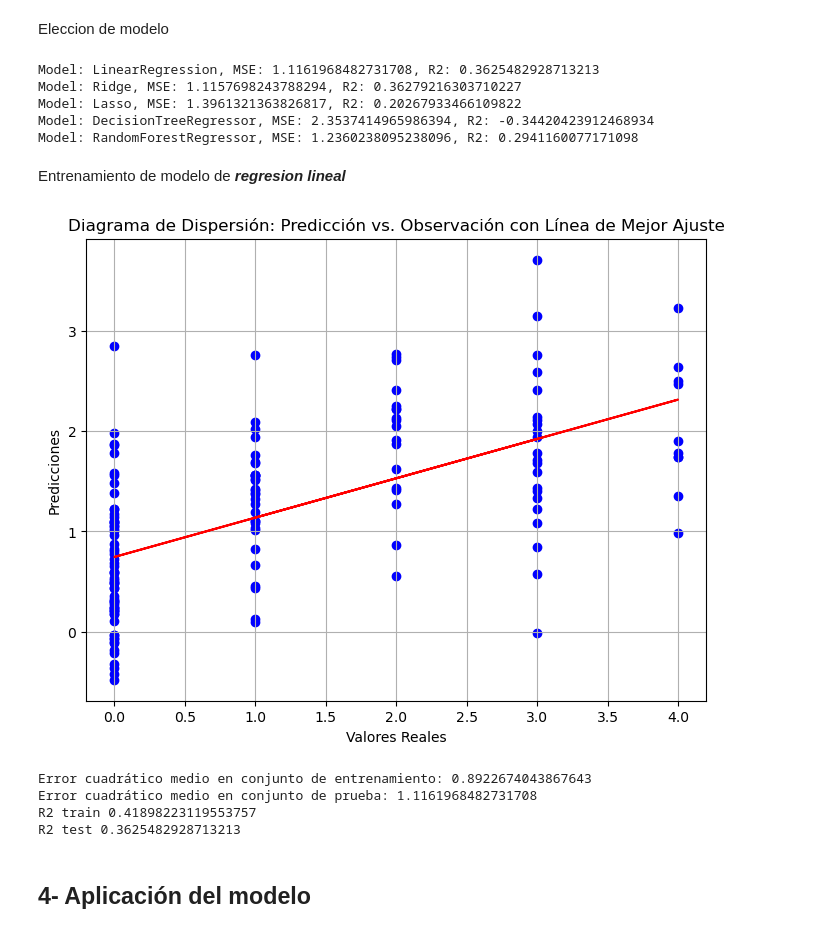
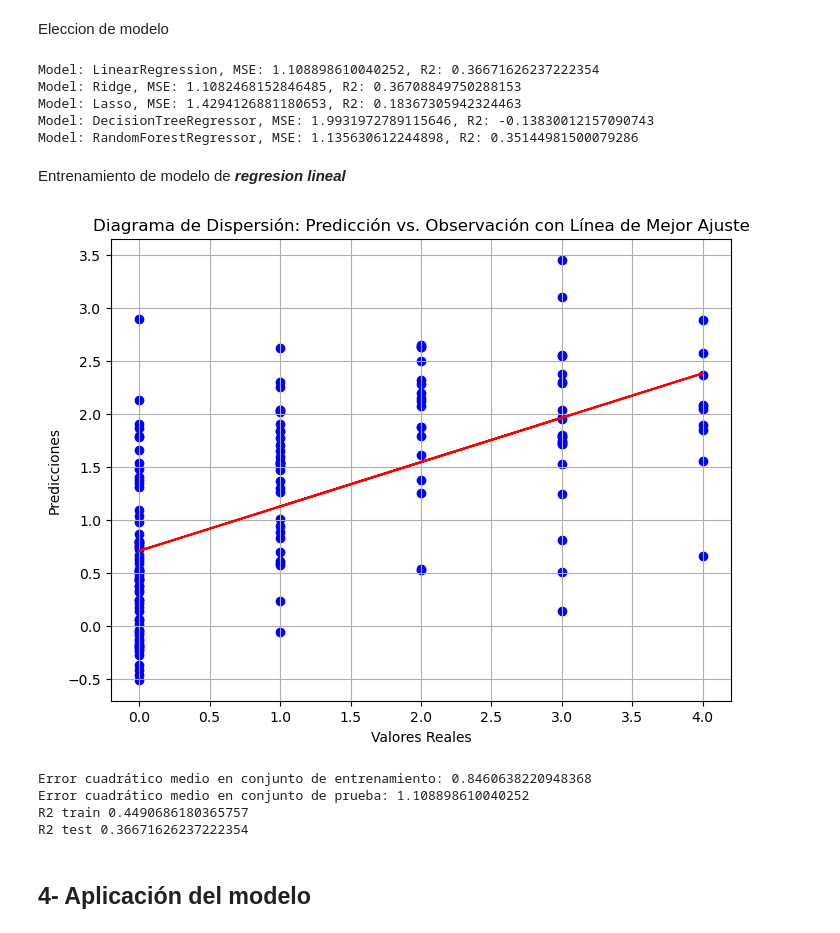
Before and after one commit to cmarty02/DATACADABRA_DataProject_3, a Jupyter notebook: data_raw/Data_Project_3_Cris.ipynb, the cells around one changed output. Drawn from its saved outputs; the diff is of its cells as text; code cells hidden in the pictures.

```diff
--- a/data_raw/Data_Project_3_Cris.ipynb
+++ b/data_raw/Data_Project_3_Cris.ipynb
@@ -501,0 +424,17 @@ data_without_missing
+# %%
+from sklearn.impute import KNNImputer
+
+# Copia del DataFrame
+train_copy_c = train.copy()
+
+# Obtener una lista de todas las columnas con valores faltantes
+cols_with_missing_values = train_copy_c.columns[train_copy_c.isnull().any()].tolist()
+
+# Imputar valores faltantes con KNNImputer para todas las columnas
+imputer = KNNImputer()
+imputed_data = imputer.fit_transform(train_copy_c)
+
+# Crear un nuevo DataFrame con los datos imputados
+train_copy_c = pd.DataFrame(imputed_data, columns=train_copy_c.columns)
+
+train_copy_c
@@ -645,9 +606,14 @@ from sklearn.metrics import mean_squared_error, r2_score
 #Eliminar las filas con valores negativos
 #train = train[~valores_negativos]
 
-# Paso 1: Separacion entre Label y las variables independientes
-X = train_copy_b.drop('label', axis=1)  # Variables independientes
-y = train_copy_b['label']  # Variable dependiente
+#Seleccion del df para entrenar al modelo
+df_train = train_copy_c
+##########################################################################
+
+
+# Separacion entre Label y las variables independientes
+X = df_train.drop('label', axis=1)  # Variables independientes
+y = df_train['label']  # Variable dependiente
 
 # Dividir los datos en conjuntos de entrenamiento y prueba
 X_train, X_test, y_train, y_test = train_test_split(X, y, test_size=0.2, random_state=42)
@@ -669,22 +635,19 @@ for model in models:
     r2 = r2_score(y_test, y_pred)
     print(f"Model: {model.__class__.__name__}, MSE: {mse}, R2: {r2}")
 # %% [output]
-Model: LinearRegression, MSE: 1.1161968482731708, R2: 0.3625482928713213
-Model: Ridge, MSE: 1.1157698243788294, R2: 0.36279216303710227
-Model: Lasso, MSE: 1.3961321363826817, R2: 0.20267933466109822
-Model: DecisionTreeRegressor, MSE: 2.3537414965986394, R2: -0.34420423912468934
-Model: RandomForestRegressor, MSE: 1.2360238095238096, R2: 0.2941160077171098
+Model: LinearRegression, MSE: 1.108898610040252, R2: 0.36671626237222354
+Model: Ridge, MSE: 1.1082468152846485, R2: 0.36708849750288153
+Model: Lasso, MSE: 1.4294126881180653, R2: 0.18367305942324463
+Model: DecisionTreeRegressor, MSE: 1.9931972789115646, R2: -0.13830012157090743
+Model: RandomForestRegressor, MSE: 1.135630612244898, R2: 0.35144981500079286
 # %% [markdown]
 Entrenamiento de modelo de ***regresion lineal***
 # %%
-import numpy as np
-from sklearn.linear_model import LinearRegression
+# Paso 1: Seleccionar y entrenar el modelo de regresión
+model = LinearRegression()
+model = model.fit(X_train, y_train)
 
-# Paso 2: Seleccionar y entrenar el modelo de regresión
-model = LinearRegression()
-model.fit(X_train, y_train)
-
-# Paso 3: Evaluar el rendimiento del modelo
+# Paso 2: Evaluar el rendimiento del modelo
 train_predictions = model.predict(X_train)
 test_predictions = model.predict(X_test)
 
@@ -692,38 +655,39 @@ test_predictions = model.predict(X_test)
 train_mse = mean_squared_error(y_train, train_predictions)
 test_mse = mean_squared_error(y_test, test_predictions)
 train_r2 = r2_score(y_train, train_predictions)
 test_r2 = r2_score(y_test, test_predictions)
 
 valores_reales = y_test
 
+# Paso 3: Graficar
 # Calcular la regresión lineal entre los valores reales y las predicciones
 model_chart = model
 model_chart.fit(valores_reales.to_numpy().reshape(-1, 1), test_predictions)
 
 # Obtener los coeficientes de la regresión lineal
 pendiente = model_chart.coef_[0]
 intercepto = model_chart.intercept_
 
 # Crear el diagrama de dispersión con la línea de mejor ajuste
 plt.figure(figsize=(8, 6))
 plt.scatter(valores_reales, test_predictions, color='blue')
 plt.plot(valores_reales, pendiente * valores_reales + intercepto, color='red')  # Línea de mejor ajuste
 plt.title('Diagrama de Dispersión: Predicción vs. Observación con Línea de Mejor Ajuste')
 plt.xlabel('Valores Reales')
 plt.ylabel('Predicciones')
 plt.grid(True)
 plt.show()
 
 print("Error cuadrático medio en conjunto de entrenamiento:", train_mse)
 print("Error cuadrático medio en conjunto de prueba:", test_mse)
 print("R2 train", train_r2)
 print("R2 test", test_r2)
 # %% [output]
-[figure, old version]
+[figure, new version]
-Error cuadrático medio en conjunto de entrenamiento: 0.8922674043867643
-Error cuadrático medio en conjunto de prueba: 1.1161968482731708
-R2 train 0.41898223119553757
-R2 test 0.3625482928713213
+Error cuadrático medio en conjunto de entrenamiento: 0.8460638220948368
+Error cuadrático medio en conjunto de prueba: 1.108898610040252
+R2 train 0.4490686180365757
+R2 test 0.36671626237222354
 # %% [markdown]
 ## 4- Aplicación del modelo
 # %%
```
Also changed, not shown: parts of 27 cells of this notebook, 1 other file.
